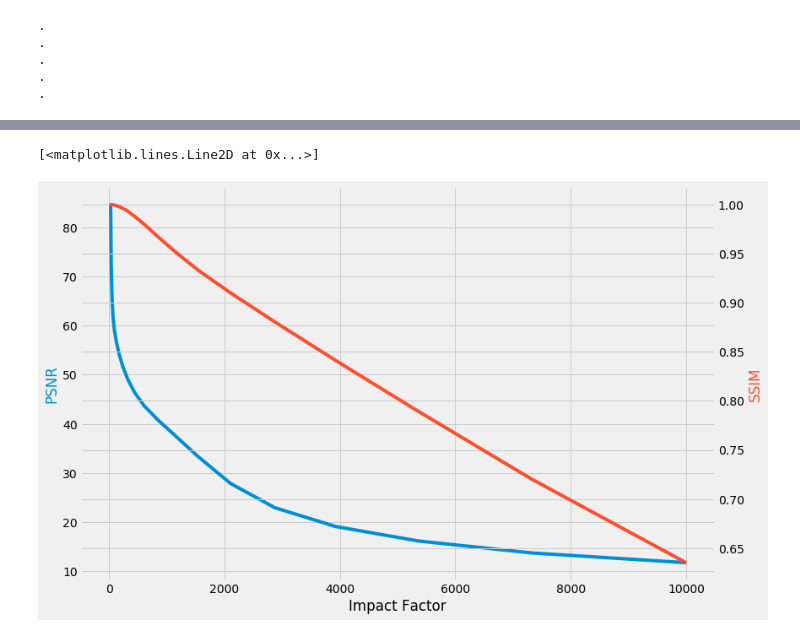
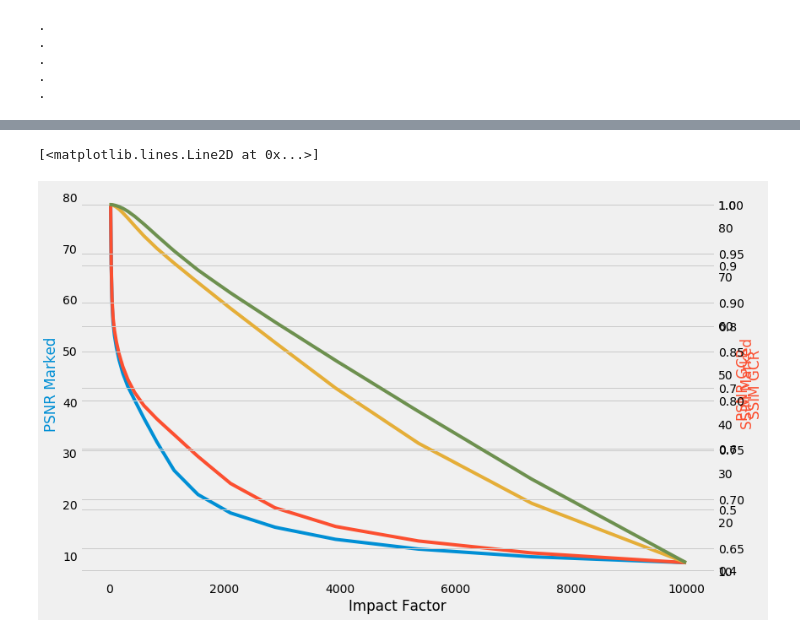
Before and after one commit to Call1st0/dft-based-watermarking-method-with-GCR-masking, a Jupyter notebook: imageMetrics.ipynb, the cells around one changed output, grey strips where cells are left out. Saved outputs shown, nothing was run; the diff lists cells and outputs as text; code cells hidden in the pictures.

```diff
--- a/imageMetrics.ipynb
+++ b/imageMetrics.ipynb
@@ -59,9 +123,15 @@ for img in imgs:
 .
 # %%
 # Adding Impact Factor values to PSNR/SSIM DataFrames
-dataframeFinalIFPSNR = pd.concat([dataframeIF, dataframeFinalPSNR], axis= 1)
-dataframeFinalIFSSIM = pd.concat([dataframeIF, dataframeFinalSSIM], axis= 1)
+dataframeFinal_IF_PSNR_Marked = pd.concat([dataframeIFMarked, dataframeFinalPSNRMarked], axis= 1)
+dataframeFinal_IF_PSNR_GCR = pd.concat([dataframeIFGCR, dataframeFinalPSNRGCR], axis= 1)
+
+dataframeFinal_IF_SSIM_Marked = pd.concat([dataframeIFMarked, dataframeFinalSSIMMarked], axis= 1)
+dataframeFinal_IF_SSIM_GCR = pd.concat([dataframeIFGCR, dataframeFinalSSIMGCR], axis= 1)
 # %%
 # Making Impact Factor index
-dataframeFinalIFPSNRIndex = dataframeFinalIFPSNR.set_index('Impact Factor')
-dataframeFinalIFSSIMIndex = dataframeFinalIFSSIM.set_index('Impact Factor')
+dataframeFinal_IF_PSNR_Index_Marked = dataframeFinal_IF_PSNR_Marked.set_index('Impact Factor')
+dataframeFinal_IF_PSNR_Index_GCR = dataframeFinal_IF_PSNR_GCR.set_index('Impact Factor')
+
+dataframeFinal_IF_SSIM_Index_Marked = dataframeFinal_IF_SSIM_Marked.set_index('Impact Factor')
+dataframeFinal_IF_SSIM_Index_GCR = dataframeFinal_IF_SSIM_GCR.set_index('Impact Factor')
@@ -110,4 +138,7 @@ dataframeFinalIFSSIMIndex
 # %%
 # Creating DataFrames with mean PSNR/SSIM values
-dataframeFinalPSNRMean = dataframeFinalIFPSNRIndex.mean(axis = 1)
-dataframeFinalSSIMMean = dataframeFinalIFSSIMIndex.mean(axis = 1)
+dataframeFinal_PSNR_Mean_Marked = dataframeFinal_IF_PSNR_Index_Marked.mean(axis = 1)
+dataframeFinal_PSNR_Mean_GCR = dataframeFinal_IF_PSNR_Index_GCR.mean(axis = 1)
+
+dataframeFinal_SSIM_Mean_Marked = dataframeFinal_IF_SSIM_Index_Marked.mean(axis = 1)
+dataframeFinal_SSIM_Mean_GCR = dataframeFinal_IF_SSIM_Index_GCR.mean(axis = 1)
@@ -211,26 +237,36 @@ Text(0, 1.02, 'For low Impact Factor values, SSIM values stay close do 1,\nbut k
 # %%
 # Colors: https://github.com/matplotlib/matplotlib/blob/38be7aeaaac3691560aeadafe46722dda427ef47/lib/matplotlib/mpl-data/stylelib/fivethirtyeight.mplstyle
 
 plt.style.use('fivethirtyeight')
 
 # Creating graph
 fig, ax1 = plt.subplots(figsize=(12,8))
 
 # Setting X-axis and first Y-axis
 ax1.set_xlabel('Impact Factor')
-ax1.set_ylabel('PSNR', color = '#008fd5')
+ax1.set_ylabel('PSNR Marked', color = '#008fd5')
 
 # Creating a second Y-axis that shares the same X-axis
 ax2 = ax1.twinx()
-ax2.set_ylabel('SSIM', color = '#fc4f30')
+ax2.set_ylabel('PSNR GCR', color = '#fc4f30')
+
+# Creating a second Y-axis that shares the same X-axis
+ax3 = ax1.twinx()
+ax3.set_ylabel('SSIM Marked', color = '#fc4f30')
+
+# Creating a second Y-axis that shares the same X-axis
+ax4 = ax1.twinx()
+ax4.set_ylabel('SSIM GCR', color = '#fc4f30')
 
 # Show grid
-ax1.grid(True)
-ax2.grid(True)
+ax1.grid(False)
+ax2.grid(False)
 
 # Setting different colors for each variable
-ax1.plot(dataframeFinalPSNRMean, color = '#008fd5')
-ax2.plot(dataframeFinalSSIMMean, color = '#fc4f30')
+ax1.plot(dataframeFinal_PSNR_Mean_Marked, color = '#008fd5')
+ax2.plot(dataframeFinal_PSNR_Mean_GCR, color = '#fc4f30')
+ax3.plot(dataframeFinal_SSIM_Mean_Marked, color = '#e5ae38')
+ax4.plot(dataframeFinal_SSIM_Mean_GCR, color = '#6d904f')
 # %% [output]
 [<matplotlib.lines.Line2D at 0x...>]
-[figure, old version]
+[figure, new version]
```
Also changed, not shown: parts of 13 cells of this notebook, 1 other file.
